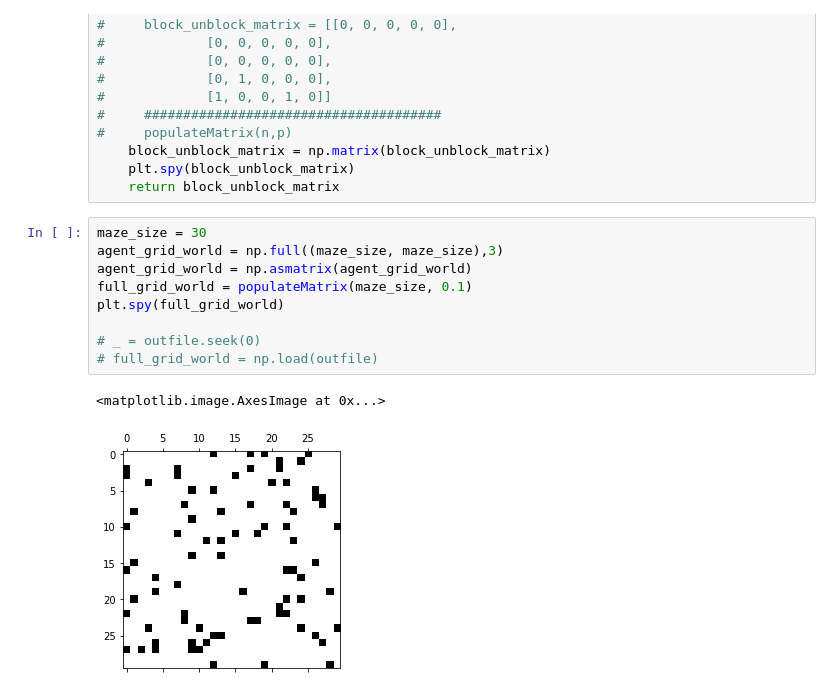
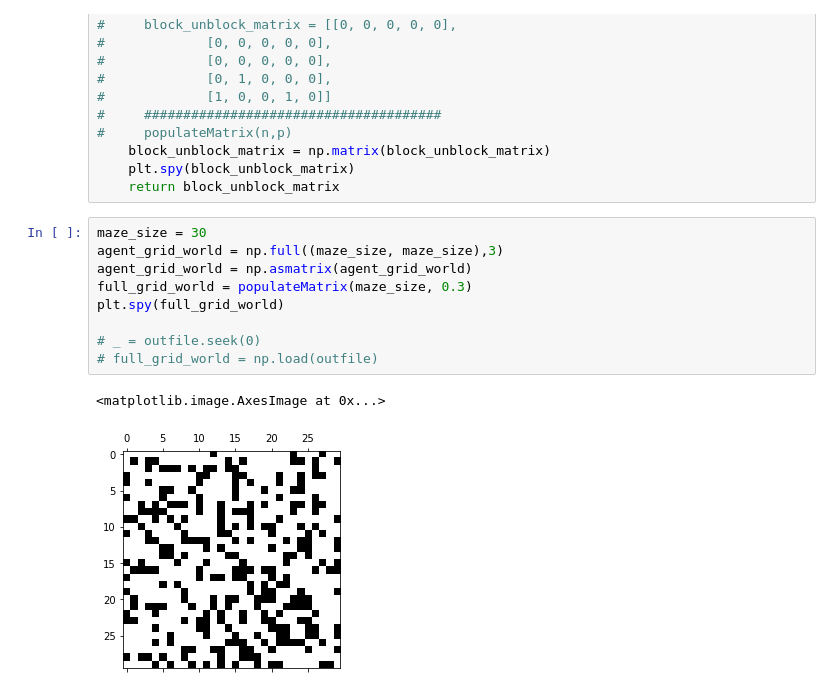
Before and after one commit to kavyakavuri/ImitationGame, a Jupyter notebook: Agent_1_mimic.ipynb, the cells around one changed output. Saved outputs shown, nothing was run; the diff lists cells and outputs as text.

```diff
--- a/Agent_1_mimic.ipynb
+++ b/Agent_1_mimic.ipynb
@@ -208,13 +208,13 @@ def populateMatrix(n,p):
 # %%
 maze_size = 30
 agent_grid_world = np.full((maze_size, maze_size),3)
 agent_grid_world = np.asmatrix(agent_grid_world)
-full_grid_world = populateMatrix(maze_size, 0.1)
+full_grid_world = populateMatrix(maze_size, 0.3)
 plt.spy(full_grid_world)
 
 # _ = outfile.seek(0)
 # full_grid_world = np.load(outfile)
 # %% [output]
 <matplotlib.image.AxesImage at 0x...>
-[figure, old version]
+[figure, new version]
 # %%
```
Also changed, not shown: parts of 24 cells of this notebook.
